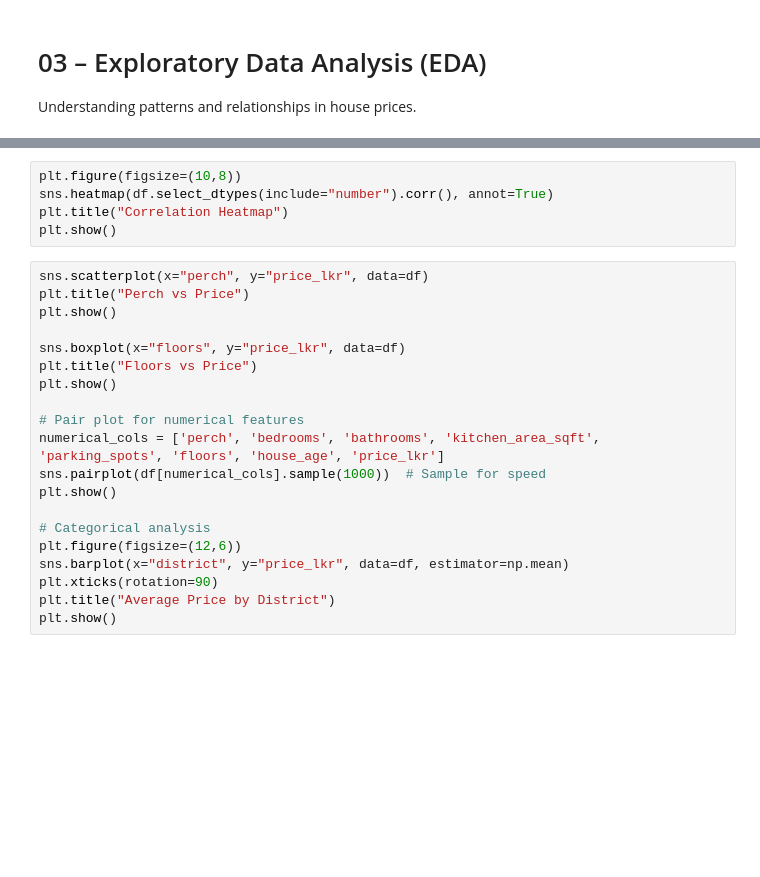
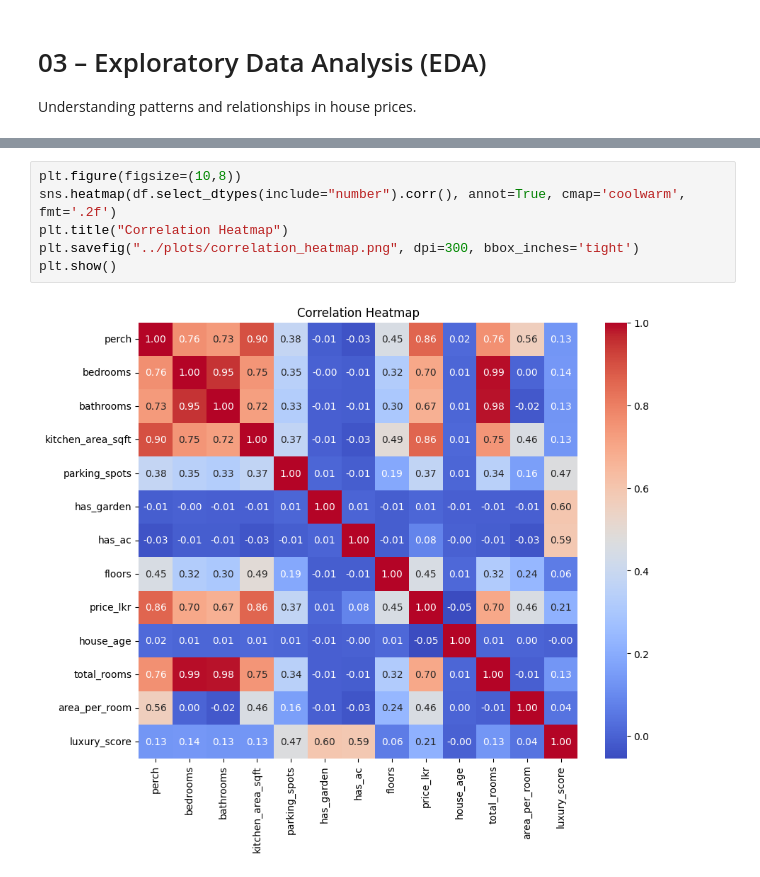
Before and after one commit to chithira67/house-price-prediction-srilanka, a Jupyter notebook: notebooks/03_eda.ipynb, the cells around one changed output, grey strips where cells are left out. Cells and saved outputs as stored; diff of their text form; blank space fills up the shorter version.

```diff
--- a/notebooks/03_eda.ipynb
+++ b/notebooks/03_eda.ipynb
@@ -18,25 +31,8 @@ plt.show()
 # %%
 plt.figure(figsize=(10,8))
-sns.heatmap(df.select_dtypes(include="number").corr(), annot=True)
+sns.heatmap(df.select_dtypes(include="number").corr(), annot=True, cmap='coolwarm', fmt='.2f')
 plt.title("Correlation Heatmap")
+plt.savefig("../plots/correlation_heatmap.png", dpi=300, bbox_inches='tight')
 plt.show()
+# %% [output]
+[figure, added]
-# %%
-sns.scatterplot(x="perch", y="price_lkr", data=df)
-plt.title("Perch vs Price")
-plt.show()
-
-sns.boxplot(x="floors", y="price_lkr", data=df)
-plt.title("Floors vs Price")
-plt.show()
-
-# Pair plot for numerical features
-numerical_cols = ['perch', 'bedrooms', 'bathrooms', 'kitchen_area_sqft', 'parking_spots', 'floors', 'house_age', 'price_lkr']
-sns.pairplot(df[numerical_cols].sample(1000))  # Sample for speed
-plt.show()
-
-# Categorical analysis
-plt.figure(figsize=(12,6))
-sns.barplot(x="district", y="price_lkr", data=df, estimator=np.mean)
-plt.xticks(rotation=90)
-plt.title("Average Price by District")
-plt.show()
```
Also changed, not shown: parts of 18 cells of this notebook, 33 other files.
